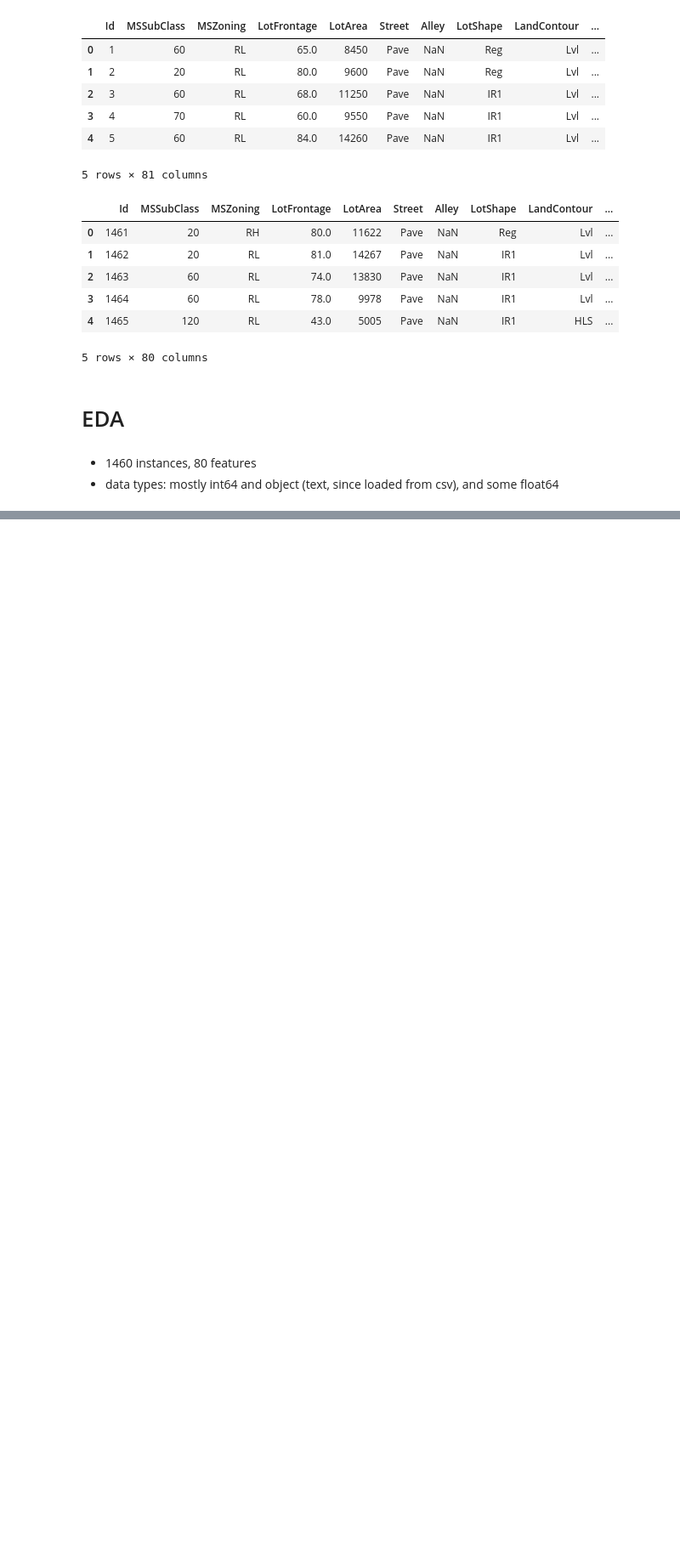
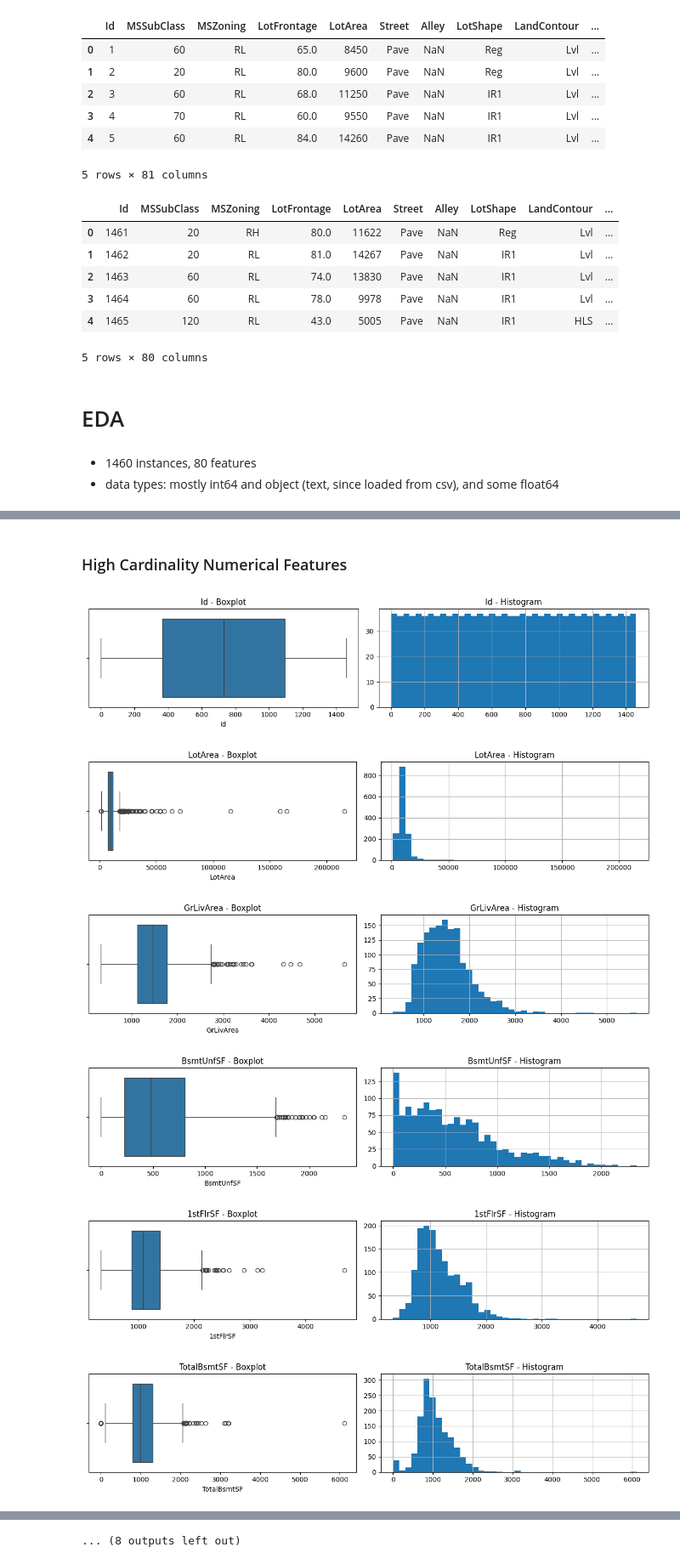
Before and after one commit to a1hmad23/Housing-prices-ml, a Jupyter notebook: notebooks/01_eda.ipynb, the cells around one changed output, grey strips where cells are left out. Shown at 85% size. Saved outputs shown, nothing was run; the diff lists cells and outputs as text; code cells hidden in the pictures; blank space fills up the shorter version.

```diff
--- a/notebooks/01_eda.ipynb
+++ b/notebooks/01_eda.ipynb
@@ -178,0 +202,23 @@ display(nominal_summary)
+# %% [markdown]
+### High Cardinality Numerical Features
+# %%
+for col in high_card_num_cols:
+    fig, axes = plt.subplots(1, 2, figsize=(12, 3))
+
+    # Boxplot
+    sns.boxplot(x=train_eda[col], ax=axes[0])
+    axes[0].set_title(f"{col} - Boxplot")
+
+    # Histogram
+    train_eda[col].hist(bins=40, ax=axes[1])
+    axes[1].set_title(f"{col} - Histogram")
+
+    plt.tight_layout()
+    plt.show()
+# %% [output]
+[figure, added]
+[figure, added]
+[figure, added]
+[figure, added]
+[figure, added]
+[figure, added]
@@ -178,0 +231 @@ display(nominal_summary)
+... (8 outputs left out)
```
Also changed, not shown: parts of 46 cells of this notebook.
